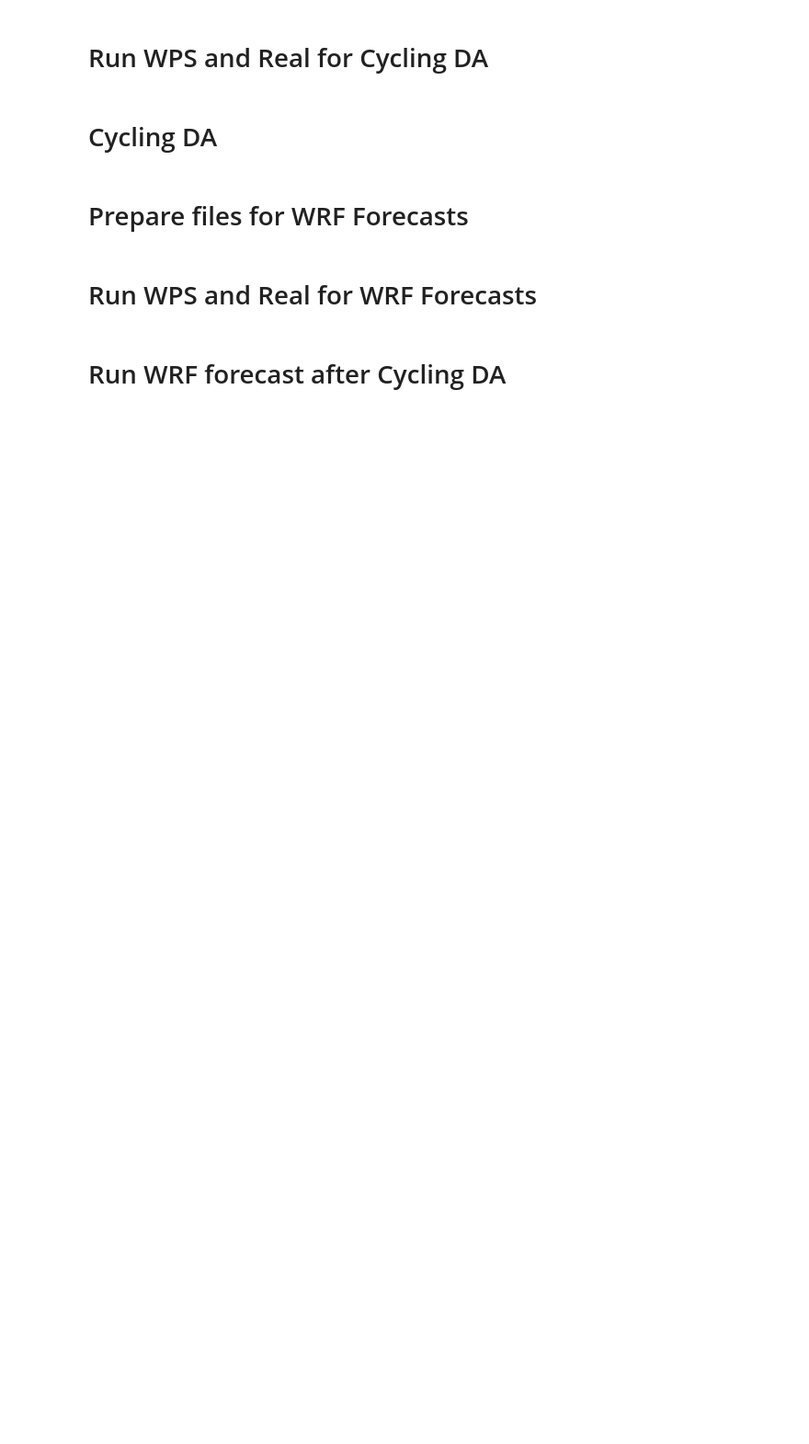
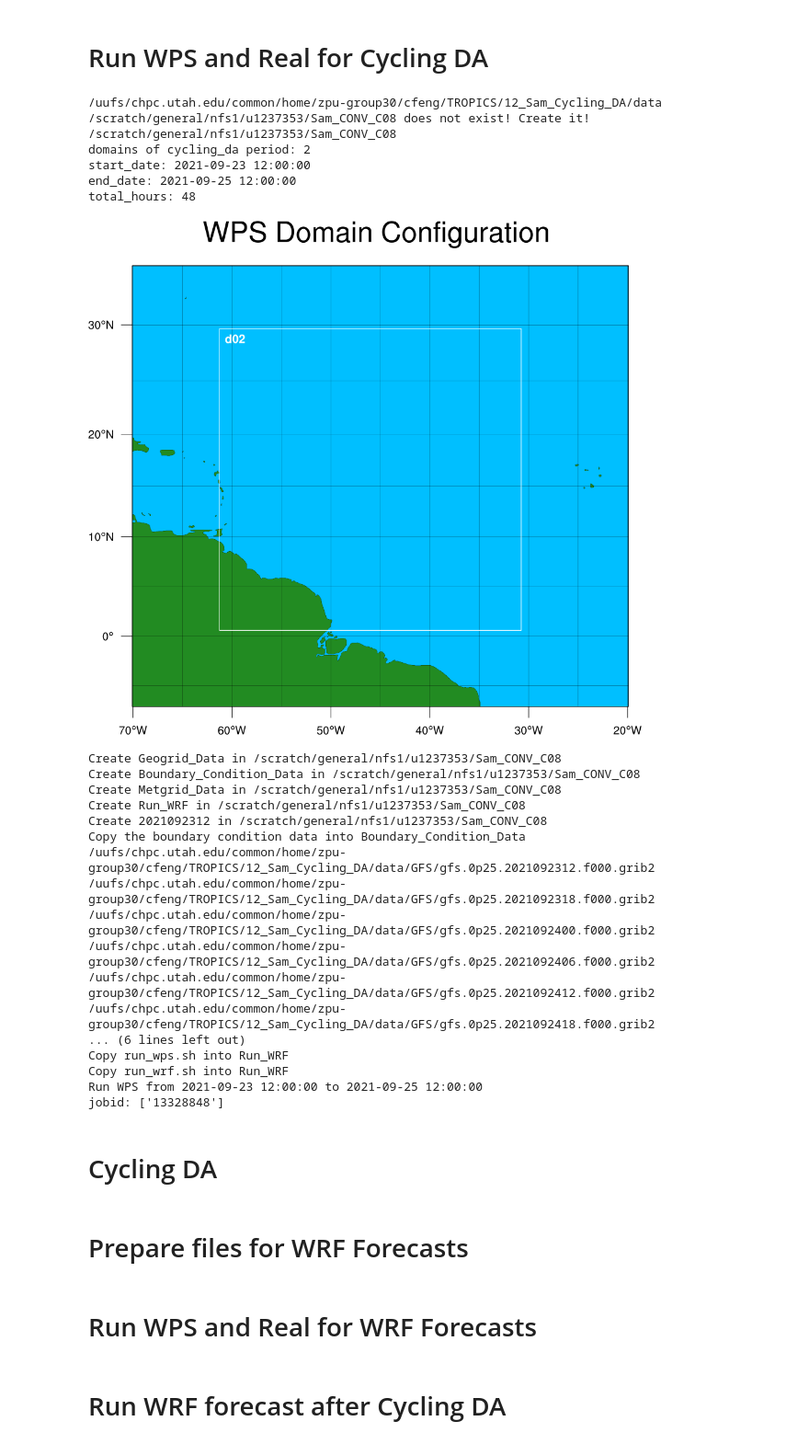
Before and after one commit to RoyCaitSith/climetlab-my-plugin, a Jupyter notebook: notebooks/cycling_da.ipynb, the cells around one changed output. Shown at 92% size. Saved outputs shown, nothing was run; the diff lists cells and outputs as text; code cells hidden in the pictures; blank space fills up the shorter version.

```diff
--- a/notebooks/cycling_da.ipynb
+++ b/notebooks/cycling_da.ipynb
@@ -3,13 +3,39 @@
 # %%
 from cycling_da import run_wps_and_real
 
-run_wps_and_real(data_library_name='cfact',
-                 dir_case='/CFACT/01_IOP8',
-                 case_name='IOP8',
-                 exp_name='CTRL',
+run_wps_and_real(data_library_name='tropics',
+                 dir_case='/TROPICS/12_Sam_Cycling_DA',
+                 case_name='Sam',
+                 exp_name='CONV',
                  period='cycling_da',
                  wps_version='WPS',
                  whether_wait=False, nodes=2, ntasks=32, account='zpu-kp', partition='zpu-kp')
+# %% [output]
+/uufs/chpc.utah.edu/common/home/zpu-group30/cfeng/TROPICS/12_Sam_Cycling_DA/data
+/scratch/general/nfs1/u1237353/Sam_CONV_C08 does not exist! Create it!
+/scratch/general/nfs1/u1237353/Sam_CONV_C08
+domains of cycling_da period: 2
+start_date: 2021-09-23 12:00:00
+end_date: 2021-09-25 12:00:00
+total_hours: 48
+[figure, added]
+Create Geogrid_Data in /scratch/general/nfs1/u1237353/Sam_CONV_C08
+Create Boundary_Condition_Data in /scratch/general/nfs1/u1237353/Sam_CONV_C08
+Create Metgrid_Data in /scratch/general/nfs1/u1237353/Sam_CONV_C08
+Create Run_WRF in /scratch/general/nfs1/u1237353/Sam_CONV_C08
+Create 2021092312 in /scratch/general/nfs1/u1237353/Sam_CONV_C08
+Copy the boundary condition data into Boundary_Condition_Data
+/uufs/chpc.utah.edu/common/home/zpu-group30/cfeng/TROPICS/12_Sam_Cycling_DA/data/GFS/gfs.0p25.2021092312.f000.grib2
+/uufs/chpc.utah.edu/common/home/zpu-group30/cfeng/TROPICS/12_Sam_Cycling_DA/data/GFS/gfs.0p25.2021092318.f000.grib2
+/uufs/chpc.utah.edu/common/home/zpu-group30/cfeng/TROPICS/12_Sam_Cycling_DA/data/GFS/gfs.0p25.2021092400.f000.grib2
+/uufs/chpc.utah.edu/common/home/zpu-group30/cfeng/TROPICS/12_Sam_Cycling_DA/data/GFS/gfs.0p25.2021092406.f000.grib2
+/uufs/chpc.utah.edu/common/home/zpu-group30/cfeng/TROPICS/12_Sam_Cycling_DA/data/GFS/gfs.0p25.2021092412.f000.grib2
+/uufs/chpc.utah.edu/common/home/zpu-group30/cfeng/TROPICS/12_Sam_Cycling_DA/data/GFS/gfs.0p25.2021092418.f000.grib2
+... (6 lines left out)
+Copy run_wps.sh into Run_WRF
+Copy run_wrf.sh into Run_WRF
+Run WPS from 2021-09-23 12:00:00 to 2021-09-25 12:00:00
+jobid: ['13328848']
 # %% [markdown]
 # Cycling DA
 # %%
```
Also changed, not shown: 2 other files.
